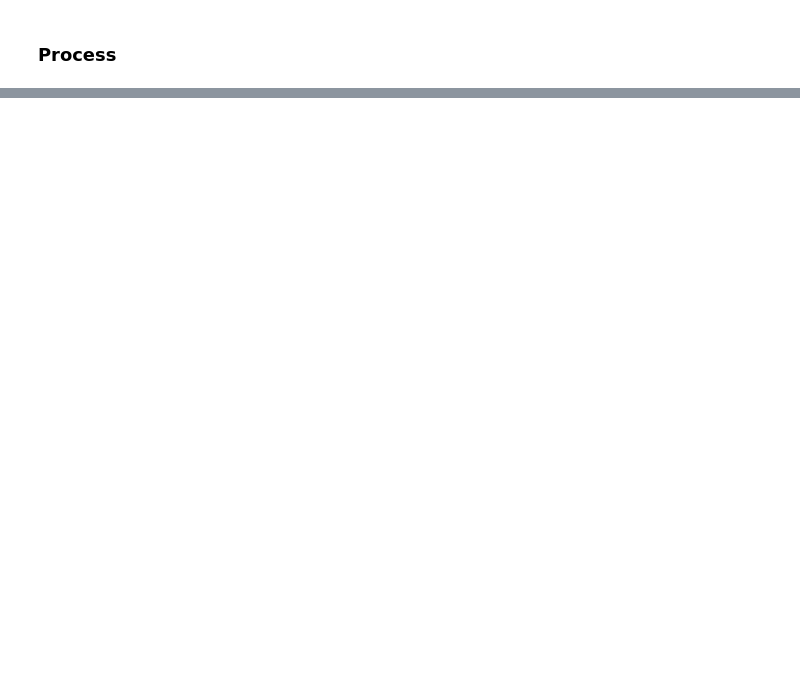
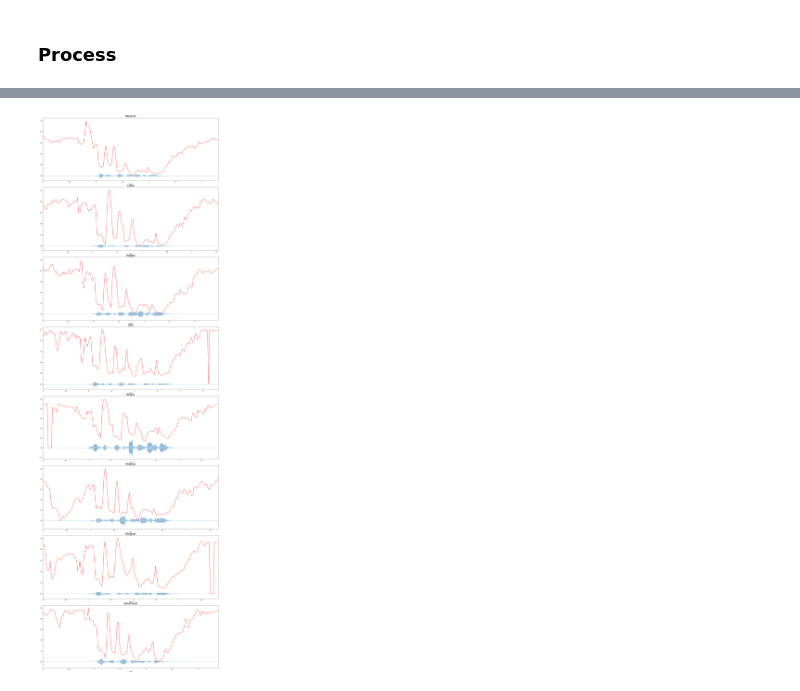
Before and after one commit to MikhailRogachev/speech_project, a Jupyter notebook: Load DataSet.ipynb, the cells around one changed output, grey strips where cells are left out. Saved outputs shown, nothing was run; the diff lists cells and outputs as text; code cells hidden in the pictures; blank space fills up the shorter version.

```diff
--- a/Load DataSet.ipynb
+++ b/Load DataSet.ipynb
@@ -191,3 +207,26 @@ def show_samples(src):
+# %%
+# The spectral centroid indicates at which frequency the energy of a spectrum is
+# centered upon or in other words It indicates where the ” center of mass”
+# for a sound is located.
+def normalize(x, axis = 0):
+    return sklearn.preprocessing.minmax_scale(x, axis = axis)
+
+def show_spectral_centroid_plot(src):
+
+    fig, ax = plt.subplots(len(src), 1, figsize = (20, 60))
+    fig.tight_layout(pad = 3.0)
+
+    for i in range(len(src)):
+        ax[i].set_title(src[i][2], fontsize = 22)
+
+        spectral_centroids = librosa.feature.spectral_centroid(src[i][0],
+                                                               sr = src[i][1])[0]
+
+        frames = range(len(spectral_centroids))
+        t = librosa.frames_to_time(frames)
+
+        librosa.display.waveplot(src[i][0], sr = src[i][1], alpha = 0.4, ax = ax[i])
+        ax[i].plot(t, normalize(spectral_centroids), color = 'r')
 # %% [markdown]
 ### Process
 # %%
@@ -213,0 +294,4 @@ show_samples(samples)
+# %%
+show_spectral_centroid_plot(samples)
+# %% [output]
+[figure, added]
```
Also changed, not shown: parts of 17 cells of this notebook.
